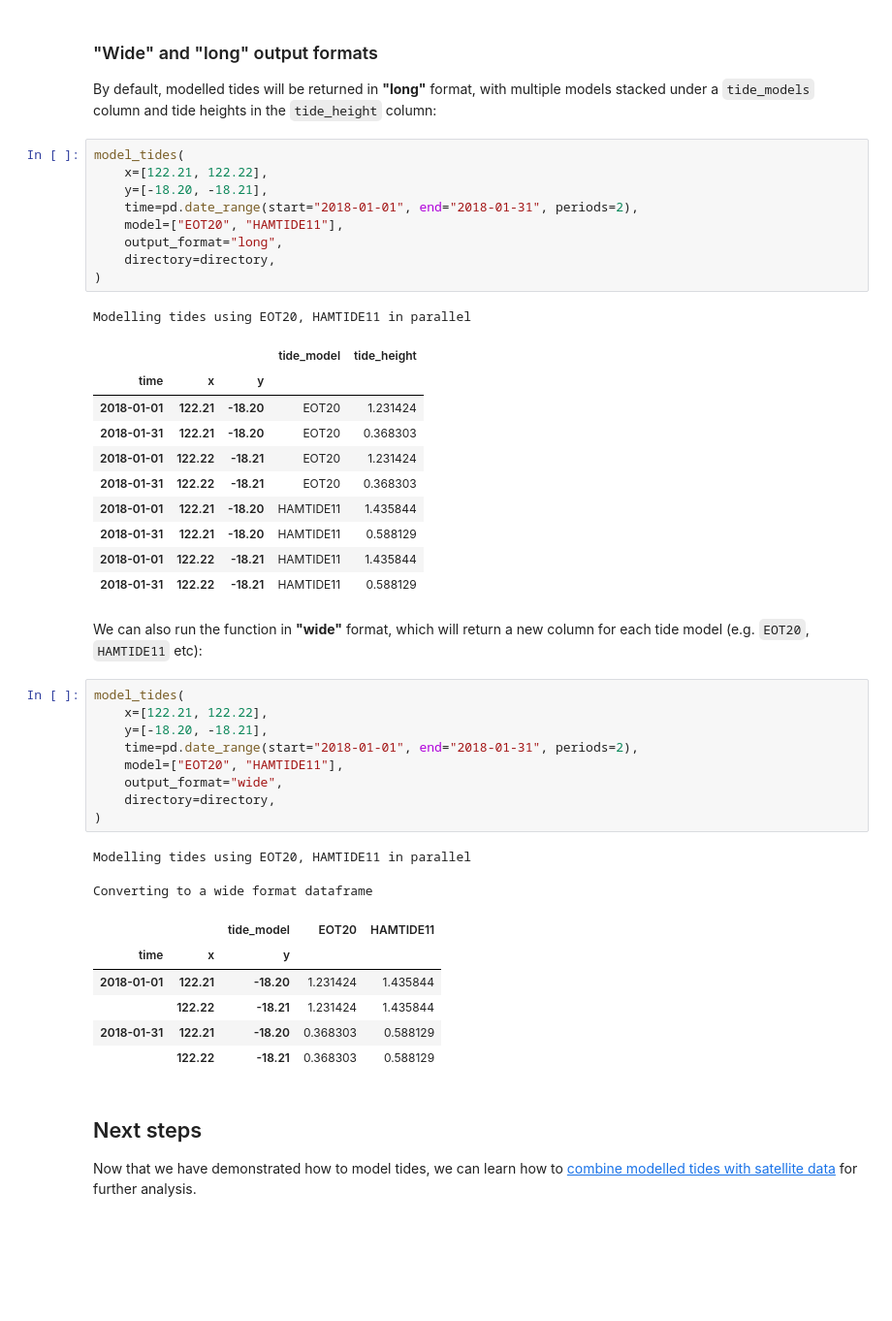
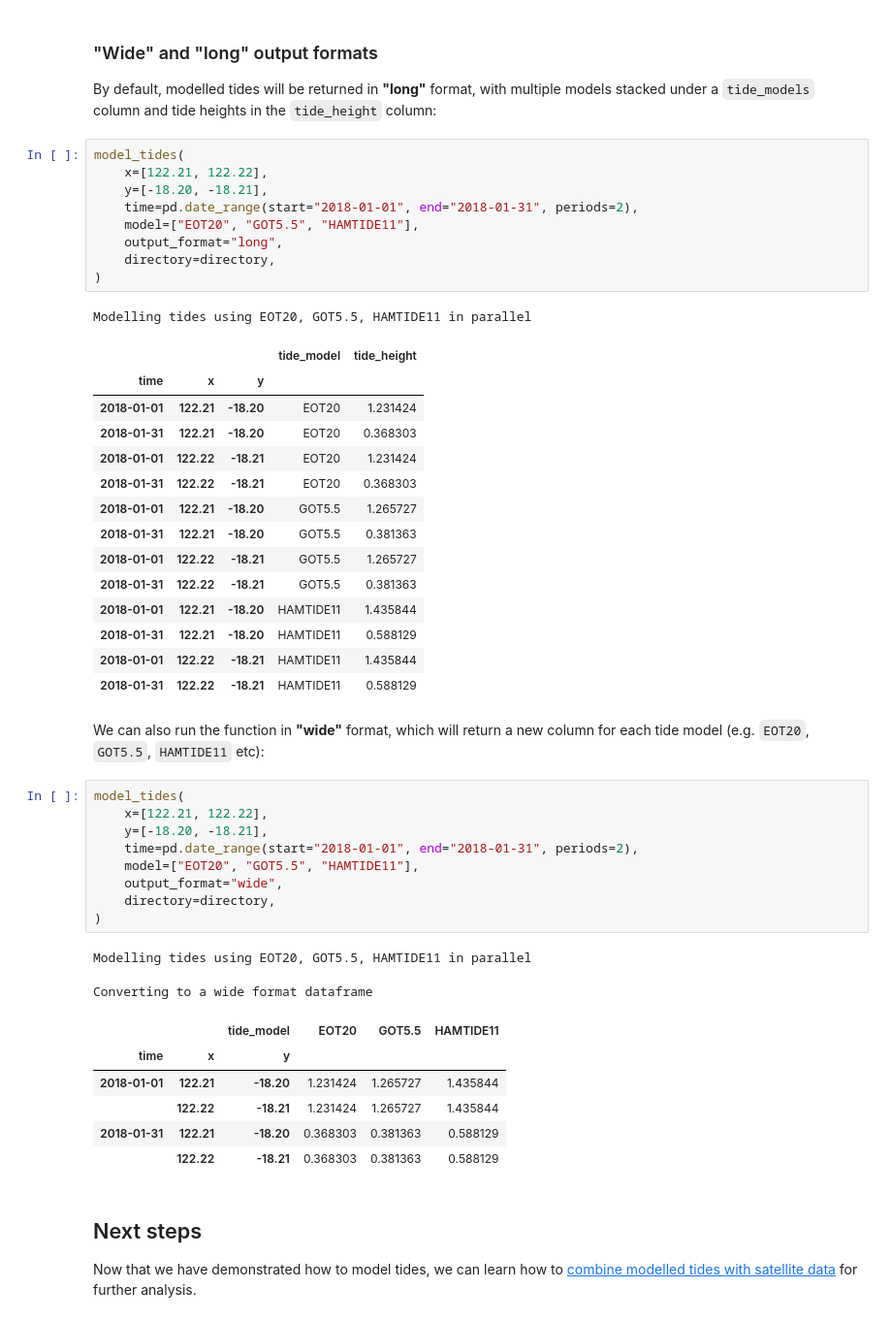
Before and after one commit to GeoscienceAustralia/eo-tides, a Jupyter notebook: docs/notebooks/Model_tides.ipynb, the cells around one changed output. Shown at 97% size. Cells and saved outputs as stored; diff of their text form; blank space fills up the shorter version.

```diff
--- a/docs/notebooks/Model_tides.ipynb
+++ b/docs/notebooks/Model_tides.ipynb
@@ -199,42 +200,46 @@ model_tides(
     x=[122.21, 122.22],
     y=[-18.20, -18.21],
     time=pd.date_range(start="2018-01-01", end="2018-01-31", periods=2),
-    model=["EOT20", "HAMTIDE11"],
+    model=["EOT20", "GOT5.5", "HAMTIDE11"],
     output_format="long",
     directory=directory,
 )
 # %% [output]
-Modelling tides using EOT20, HAMTIDE11 in parallel
+Modelling tides using EOT20, GOT5.5, HAMTIDE11 in parallel
 |  |  |  | tide_model | tide_height |
 | time | x | y |  |  |
 | 2018-01-01 | 122.21 | -18.20 | EOT20 | 1.231424 |
 | 2018-01-31 | 122.21 | -18.20 | EOT20 | 0.368303 |
 | 2018-01-01 | 122.22 | -18.21 | EOT20 | 1.231424 |
 | 2018-01-31 | 122.22 | -18.21 | EOT20 | 0.368303 |
+| 2018-01-01 | 122.21 | -18.20 | GOT5.5 | 1.265727 |
+| 2018-01-31 | 122.21 | -18.20 | GOT5.5 | 0.381363 |
+| 2018-01-01 | 122.22 | -18.21 | GOT5.5 | 1.265727 |
+| 2018-01-31 | 122.22 | -18.21 | GOT5.5 | 0.381363 |
 | 2018-01-01 | 122.21 | -18.20 | HAMTIDE11 | 1.435844 |
 | 2018-01-31 | 122.21 | -18.20 | HAMTIDE11 | 0.588129 |
 | 2018-01-01 | 122.22 | -18.21 | HAMTIDE11 | 1.435844 |
 | 2018-01-31 | 122.22 | -18.21 | HAMTIDE11 | 0.588129 |
 # %% [markdown]
-We can also run the function in **"wide"** format, which will return a new column for each tide model (e.g. `EOT20`, `HAMTIDE11` etc):
+We can also run the function in **"wide"** format, which will return a new column for each tide model (e.g. `EOT20`, `GOT5.5`, `HAMTIDE11` etc):
 # %%
 model_tides(
     x=[122.21, 122.22],
     y=[-18.20, -18.21],
     time=pd.date_range(start="2018-01-01", end="2018-01-31", periods=2),
-    model=["EOT20", "HAMTIDE11"],
+    model=["EOT20", "GOT5.5", "HAMTIDE11"],
     output_format="wide",
     directory=directory,
 )
 # %% [output]
-Modelling tides using EOT20, HAMTIDE11 in parallel
+Modelling tides using EOT20, GOT5.5, HAMTIDE11 in parallel
 Converting to a wide format dataframe
-|  |  | tide_model | EOT20 | HAMTIDE11 |
-| time | x | y |  |  |
-| 2018-01-01 | 122.21 | -18.20 | 1.231424 | 1.435844 |
-|  | 122.22 | -18.21 | 1.231424 | 1.435844 |
-| 2018-01-31 | 122.21 | -18.20 | 0.368303 | 0.588129 |
-|  | 122.22 | -18.21 | 0.368303 | 0.588129 |
+|  |  | tide_model | EOT20 | GOT5.5 | HAMTIDE11 |
+| time | x | y |  |  |  |
+| 2018-01-01 | 122.21 | -18.20 | 1.231424 | 1.265727 | 1.435844 |
+|  | 122.22 | -18.21 | 1.231424 | 1.265727 | 1.435844 |
+| 2018-01-31 | 122.21 | -18.20 | 0.368303 | 0.381363 | 0.588129 |
+|  | 122.22 | -18.21 | 0.368303 | 0.381363 | 0.588129 |
 # %% [markdown]
 ## Next steps
 
```
Also changed, not shown: parts of 5 cells of this notebook, 3 other files.
